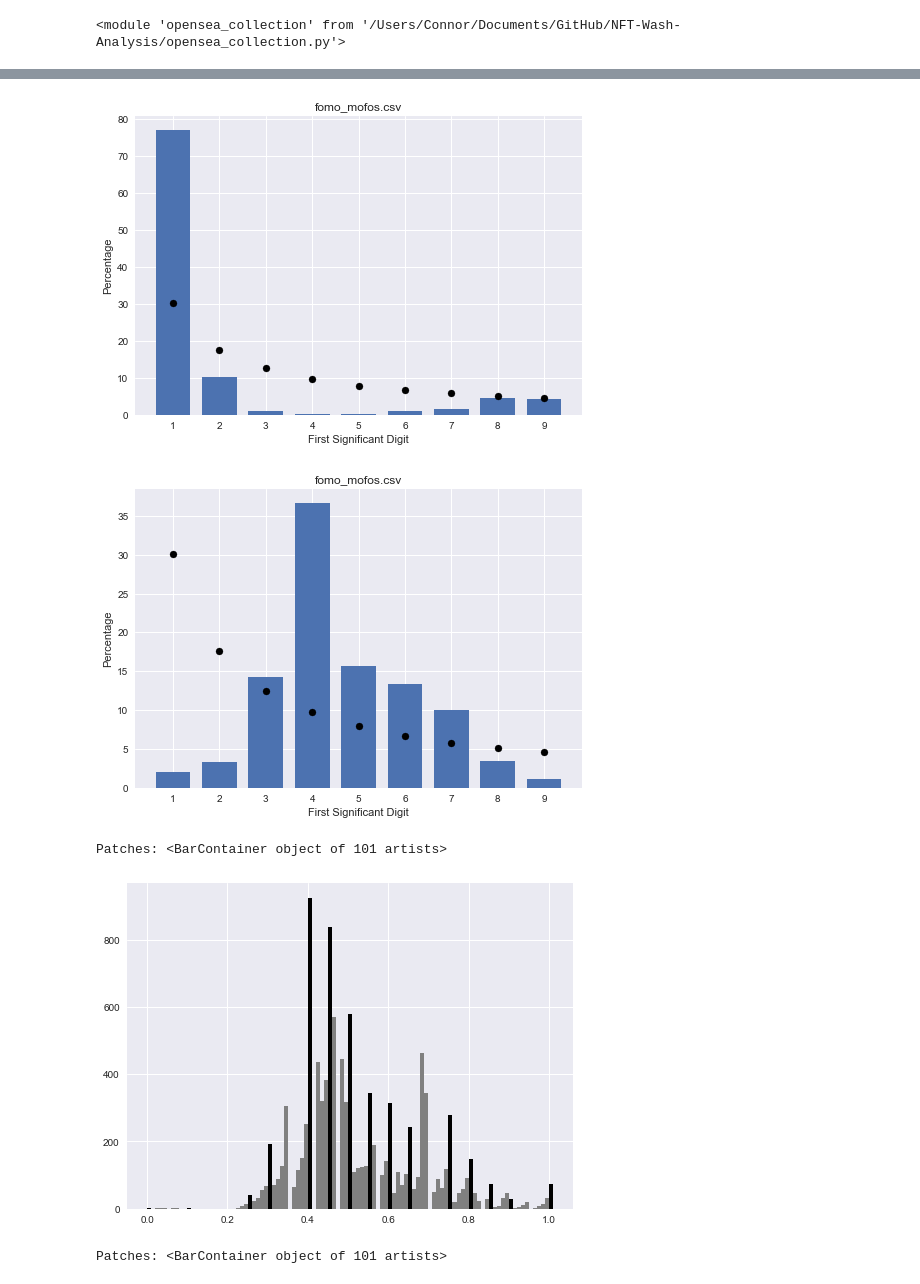
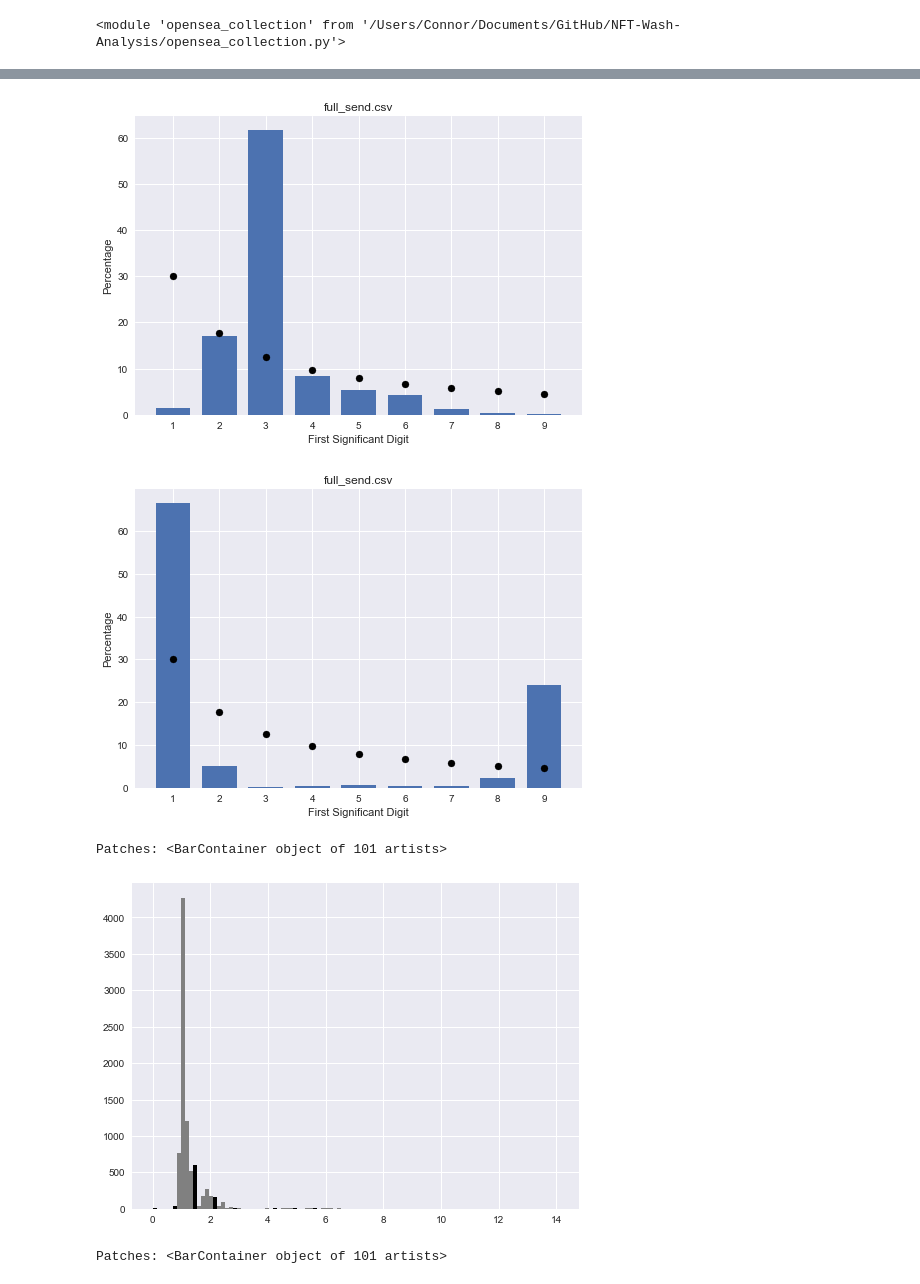
Before and after one commit to Cwolfe13/NFT-Wash-Analysis, a Jupyter notebook: analysis.ipynb, the cells around one changed output, grey strips where cells are left out. Saved outputs shown, nothing was run; the diff lists cells and outputs as text; code cells hidden in the pictures.

```diff
--- a/analysis.ipynb
+++ b/analysis.ipynb
@@ -8,7 +8,7 @@ importlib.reload(opensea_collection)
 # %% [output]
 <module 'opensea_collection' from '/Users/Connor/Documents/GitHub/NFT-Wash-Analysis/opensea_collection.py'>
 # %%
-my_obj = opensea_collection.collection('fomo_mofos.csv')
+my_obj = opensea_collection.collection('full_send.csv')
 # %%
 #Here you can see some of the new columns created for analysis
 my_obj.panda.keys()
@@ -26,16 +25,16 @@ Index(['approved_account', 'asset_id', 'asset_num_sales',
 # %%
 my_obj.plot_usd_fsd()
 # %% [output]
-[figure, old version]
+[figure, new version]
 # %%
 my_obj.plot_eth_fsd()
 # %% [output]
-[figure, old version]
+[figure, new version]
 # %%
-my_obj.plot_cluster(1)
+my_obj.plot_cluster(13.97)
 # %% [output]
 Patches: <BarContainer object of 101 artists>
-[figure, old version]
+[figure, new version]
 # %%
 my_obj.plot_cluster(10)
 # %% [output]
```
Also changed, not shown: parts of 1 cell of this notebook, 1 other file.
